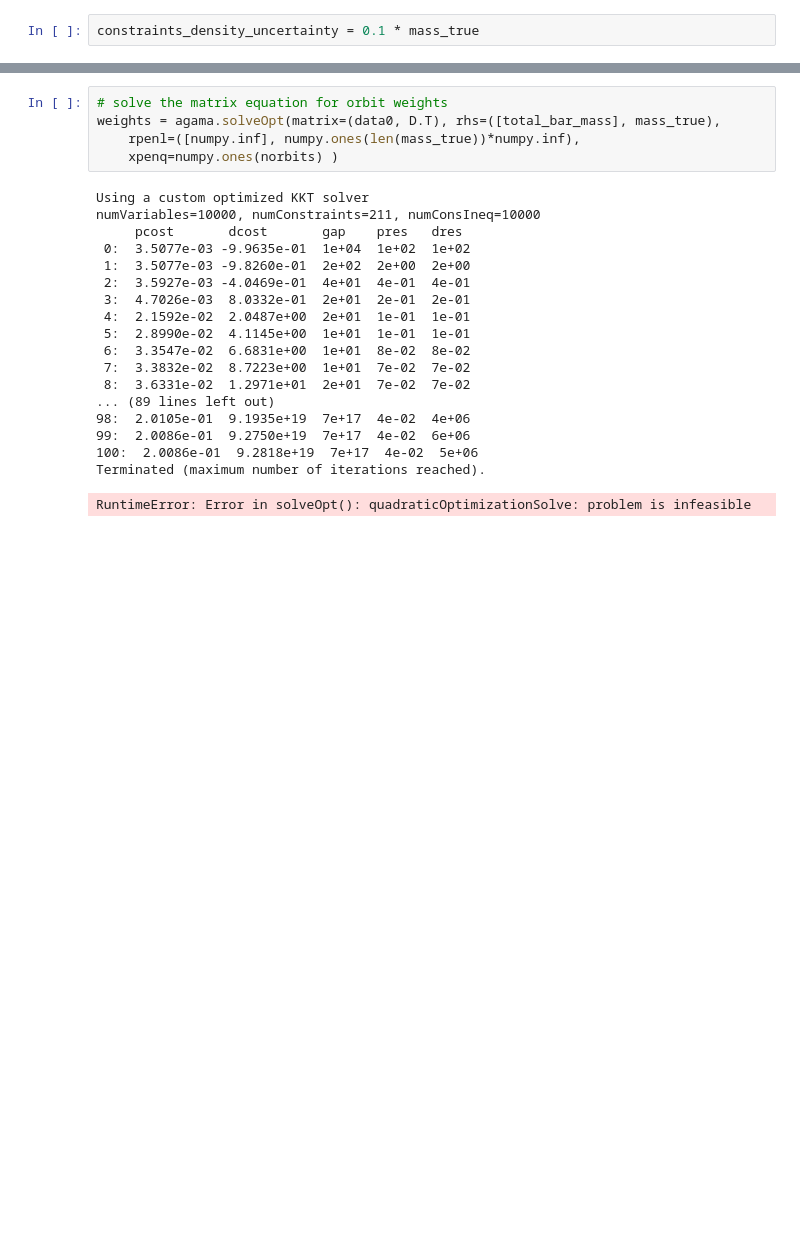
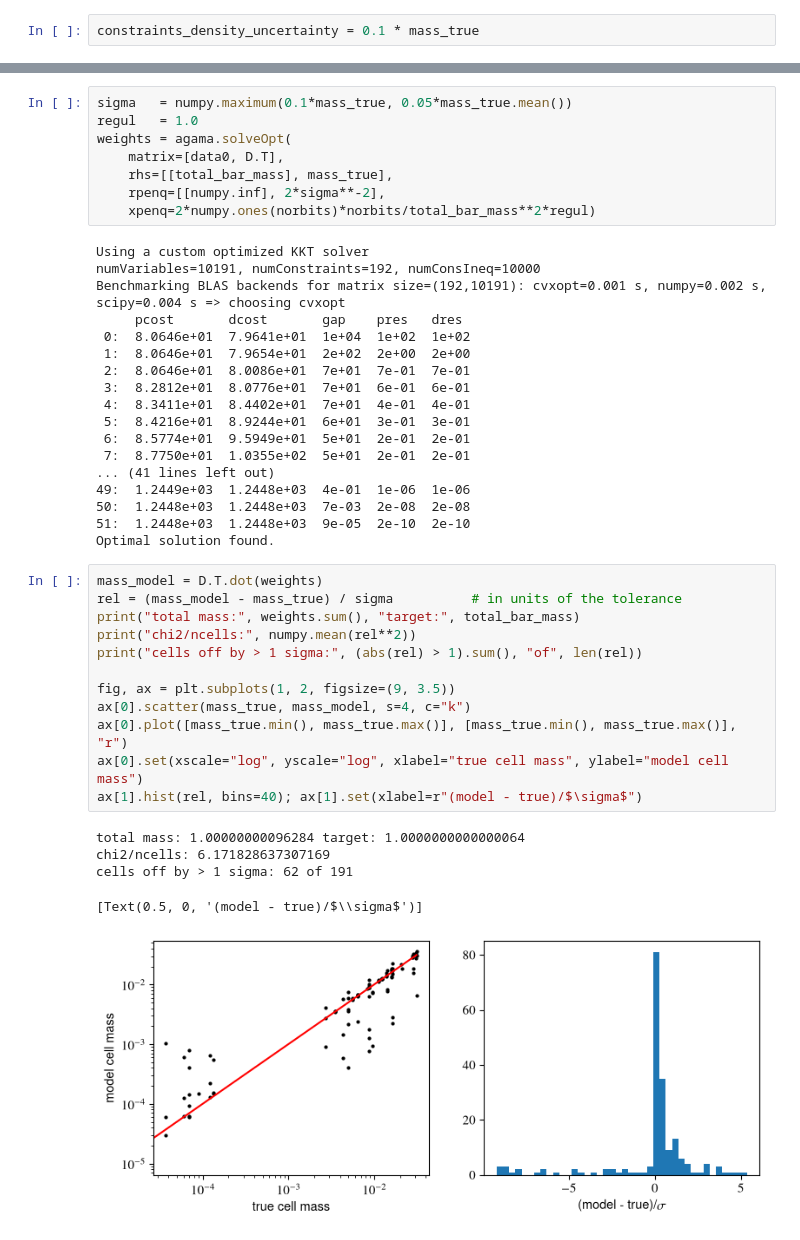
Before and after one commit to salvatore-ferrone/bar-dynamics, a Jupyter notebook: pedagogy/schwarzchild_hunter2024_bar.ipynb, the cells around one changed output, grey strips where cells are left out. Saved outputs shown, nothing was run; the diff lists cells and outputs as text; blank space fills up the shorter version.

```diff
--- a/pedagogy/schwarzchild_hunter2024_bar.ipynb
+++ b/pedagogy/schwarzchild_hunter2024_bar.ipynb
@@ -169,25 +189,45 @@ print((D.sum(axis=0)==0).sum())
 # %%
-# solve the matrix equation for orbit weights
-weights = agama.solveOpt(matrix=(data0, D.T), rhs=([total_bar_mass], mass_true),
-    rpenl=([numpy.inf], numpy.ones(len(mass_true))*numpy.inf),
-    xpenq=numpy.ones(norbits) )
+sigma   = numpy.maximum(0.1*mass_true, 0.05*mass_true.mean())
+regul   = 1.0
+weights = agama.solveOpt(
+    matrix=[data0, D.T],
+    rhs=[[total_bar_mass], mass_true],
+    rpenq=[[numpy.inf], 2*sigma**-2],
+    xpenq=2*numpy.ones(norbits)*norbits/total_bar_mass**2*regul)
 # %% [output]
 Using a custom optimized KKT solver
-numVariables=10000, numConstraints=211, numConsIneq=10000
+numVariables=10191, numConstraints=192, numConsIneq=10000
+Benchmarking BLAS backends for matrix size=(192,10191): cvxopt=0.001 s, numpy=0.002 s, scipy=0.004 s => choosing cvxopt
      pcost       dcost       gap    pres   dres
- 0:  3.5077e-03 -9.9635e-01  1e+04  1e+02  1e+02
- 1:  3.5077e-03 -9.8260e-01  2e+02  2e+00  2e+00
- 2:  3.5927e-03 -4.0469e-01  4e+01  4e-01  4e-01
- 3:  4.7026e-03  8.0332e-01  2e+01  2e-01  2e-01
- 4:  2.1592e-02  2.0487e+00  2e+01  1e-01  1e-01
- 5:  2.8990e-02  4.1145e+00  1e+01  1e-01  1e-01
- 6:  3.3547e-02  6.6831e+00  1e+01  8e-02  8e-02
- 7:  3.3832e-02  8.7223e+00  1e+01  7e-02  7e-02
- 8:  3.6331e-02  1.2971e+01  2e+01  7e-02  7e-02
-... (89 lines left out)
-98:  2.0105e-01  9.1935e+19  7e+17  4e-02  4e+06
-99:  2.0086e-01  9.2750e+19  7e+17  4e-02  6e+06
-100:  2.0086e-01  9.2818e+19  7e+17  4e-02  5e+06
-Terminated (maximum number of iterations reached).
+ 0:  8.0646e+01  7.9641e+01  1e+04  1e+02  1e+02
+ 1:  8.0646e+01  7.9654e+01  2e+02  2e+00  2e+00
+ 2:  8.0646e+01  8.0086e+01  7e+01  7e-01  7e-01
+ 3:  8.2812e+01  8.0776e+01  7e+01  6e-01  6e-01
+ 4:  8.3411e+01  8.4402e+01  7e+01  4e-01  4e-01
+ 5:  8.4216e+01  8.9244e+01  6e+01  3e-01  3e-01
+ 6:  8.5774e+01  9.5949e+01  5e+01  2e-01  2e-01
+ 7:  8.7750e+01  1.0355e+02  5e+01  2e-01  2e-01
+... (41 lines left out)
+49:  1.2449e+03  1.2448e+03  4e-01  1e-06  1e-06
+50:  1.2448e+03  1.2448e+03  7e-03  2e-08  2e-08
+51:  1.2448e+03  1.2448e+03  9e-05  2e-10  2e-10
+Optimal solution found.
-RuntimeError: Error in solveOpt(): quadraticOptimizationSolve: problem is infeasible
+# %%
+mass_model = D.T.dot(weights)
+rel = (mass_model - mass_true) / sigma          # in units of the tolerance
+print("total mass:", weights.sum(), "target:", total_bar_mass)
+print("chi2/ncells:", numpy.mean(rel**2))
+print("cells off by > 1 sigma:", (abs(rel) > 1).sum(), "of", len(rel))
+
+fig, ax = plt.subplots(1, 2, figsize=(9, 3.5))
+ax[0].scatter(mass_true, mass_model, s=4, c="k")
+ax[0].plot([mass_true.min(), mass_true.max()], [mass_true.min(), mass_true.max()], "r")
+ax[0].set(xscale="log", yscale="log", xlabel="true cell mass", ylabel="model cell mass")
+ax[1].hist(rel, bins=40); ax[1].set(xlabel=r"(model - true)/$\sigma$")
+# %% [output]
+total mass: 1.00000000096284 target: 1.0000000000000064
+chi2/ncells: 6.171828637307169
+cells off by > 1 sigma: 62 of 191
+[Text(0.5, 0, '(model - true)/$\\sigma$')]
+[figure, added]
 # %%
```
Also changed, not shown: parts of 12 cells of this notebook.
